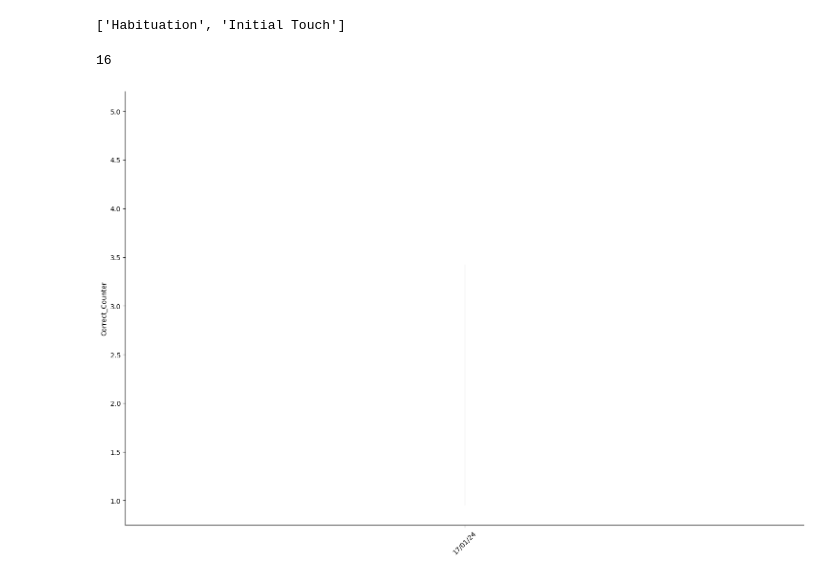
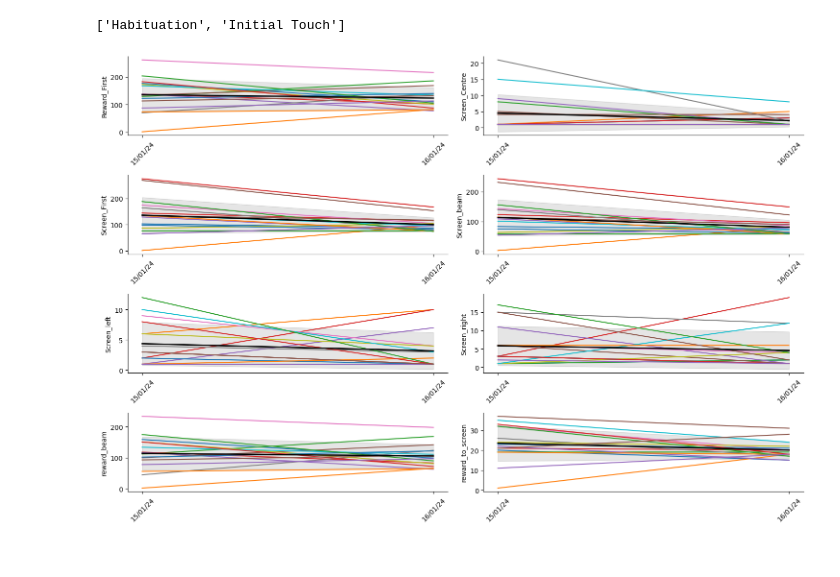
Before and after one commit to yger/equipsy, a Jupyter notebook: results/analysis.ipynb, the cells around one changed output. Drawn from its saved outputs; the diff is of its cells as text; code cells hidden in the pictures.

```diff
--- a/results/analysis.ipynb
+++ b/results/analysis.ipynb
@@ -34,12 +34,10 @@ group_experiments.all_types
 ['Habituation', 'Initial Touch']
 # %%
 a = group_experiments.get_experiments_per_types('Initial Touch')
-print(a.nb_experiments)
+b = group_experiments.get_experiments_per_types('Habituation')
-# %% [output]
-16
 # %%
 from plotting import *
-display_variables(a)
+display_variables(b)
 # %% [output]
-[figure, old version]
+[figure, new version]
 # %%
```
Also changed, not shown: parts of 1 cell of this notebook, 2 other files.
